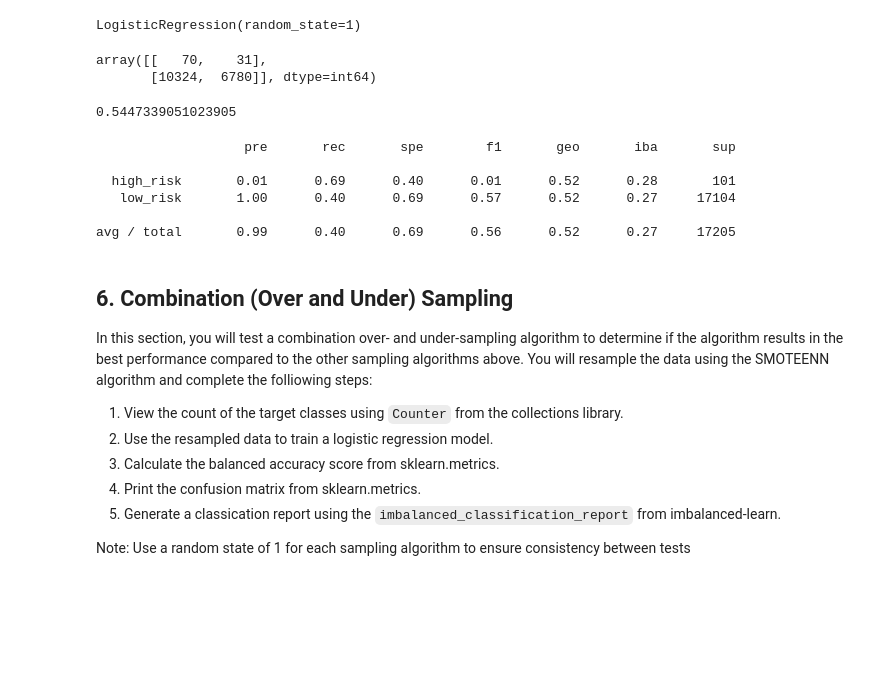
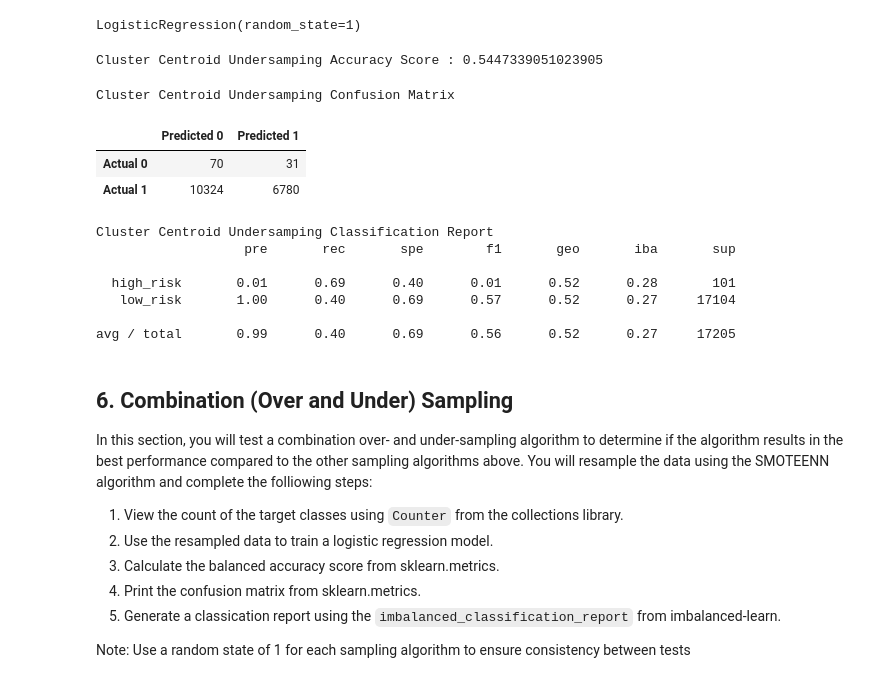
Before and after one commit to nsmeltz/Credit_Risk_Analysis, a Jupyter notebook: credit_risk_resampling.ipynb, the cells around one changed output. Saved outputs shown, nothing was run; the diff lists cells and outputs as text; code cells hidden in the pictures; blank space fills up the shorter version.

```diff
--- a/credit_risk_resampling.ipynb
+++ b/credit_risk_resampling.ipynb
@@ -283,22 +309,34 @@ model = LogisticRegression(solver='lbfgs', random_state=1)
 model.fit(X_resampled, y_resampled)
 # %% [output]
 LogisticRegression(random_state=1)
-# %%
-# Display the confusion matrix
-y_pred = model.predict(X_test)
-confusion_matrix(y_test, y_pred)
-# %% [output]
-array([[   70,    31],
-       [10324,  6780]], dtype=int64)
 # %%
 # Calculated the balanced accuracy score
-balanced_accuracy_score(y_test, y_pred)
+y_pred_ccu = model.predict(X_test)
+acc_score_ccu = balanced_accuracy_score(y_test, y_pred_ccu)
+print(f"Cluster Centroid Undersamping Accuracy Score : {acc_score_ccu}")
 # %% [output]
-0.5447339051023905
+Cluster Centroid Undersamping Accuracy Score : 0.5447339051023905
+# %%
+# Display the confusion matrix
+cm_ccu = confusion_matrix(y_test, y_pred_ccu)
+cm_df_ccu = pd.DataFrame(
+    cm_ccu, index=["Actual 0", "Actual 1"], columns=["Predicted 0", "Predicted 1"]
+)
+
+# Display the confusion matrix
+print("Cluster Centroid Undersamping Confusion Matrix")
+display(cm_df_ccu)
+# %% [output]
+Cluster Centroid Undersamping Confusion Matrix
+|  | Predicted 0 | Predicted 1 |
+| Actual 0 | 70 | 31 |
+| Actual 1 | 10324 | 6780 |
 # %%
 # Print the imbalanced classification report
-print(classification_report_imbalanced(y_test, y_pred))
+print("Cluster Centroid Undersamping Classification Report")
+print(classification_report_imbalanced(y_test, y_pred_ccu))
 # %% [output]
+Cluster Centroid Undersamping Classification Report
                    pre       rec       spe        f1       geo       iba       sup
 
   high_risk       0.01      0.69      0.40      0.01      0.52      0.28       101
```
Also changed, not shown: parts of 12 cells of this notebook.
